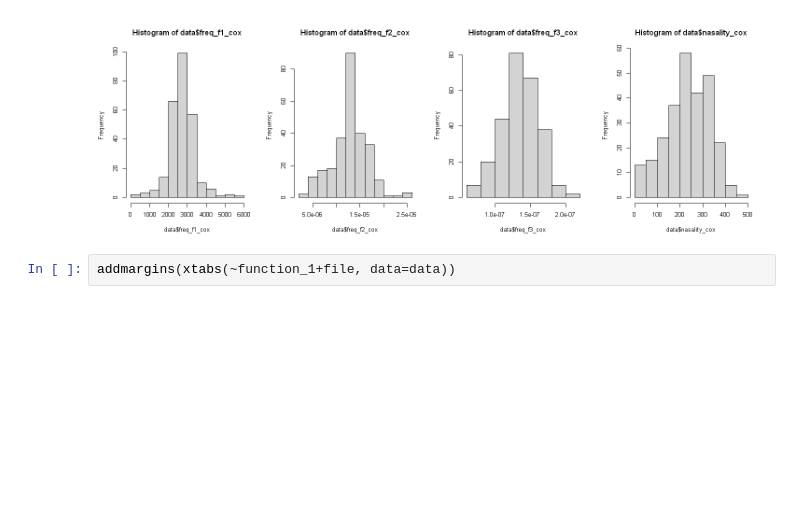
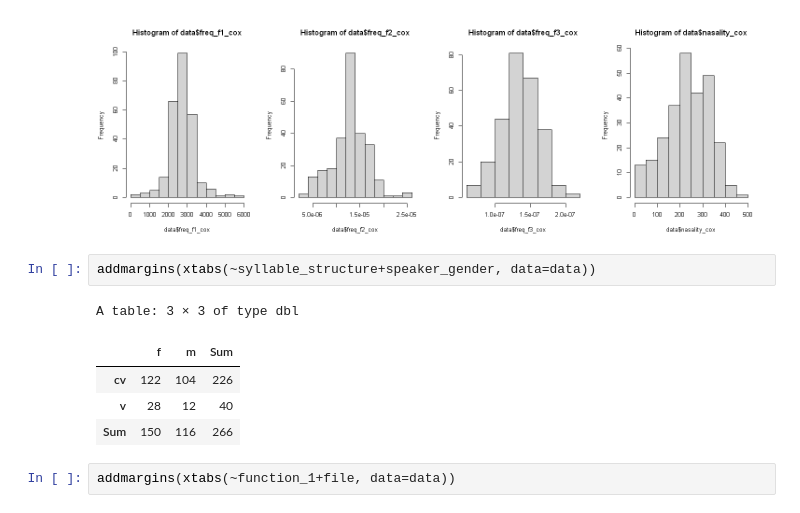
Before and after one commit to seantyh/hosaurus, a Jupyter notebook: lmer_ho_all_data.ipynb, the cells around one changed output. Cells and saved outputs as stored; diff of their text form; blank space fills up the shorter version.

```diff
--- a/lmer_ho_all_data.ipynb
+++ b/lmer_ho_all_data.ipynb
@@ -81,6 +99,14 @@ hist(data$freq_f3_cox)
 hist(data$nasality_cox)
 # %% [output]
 [figure]
+# %%
+addmargins(xtabs(~syllable_structure+speaker_gender, data=data))
+# %% [output]
+A table: 3 × 3 of type dbl
+|  | f | m | Sum |
+| cv | 122 | 104 | 226 |
+| v | 28 | 12 | 40 |
+| Sum | 150 | 116 | 266 |
 # %%
 addmargins(xtabs(~function_1+file, data=data))
 # %% [output]
```
Also changed, not shown: parts of 2 cells of this notebook, 1 other file.
